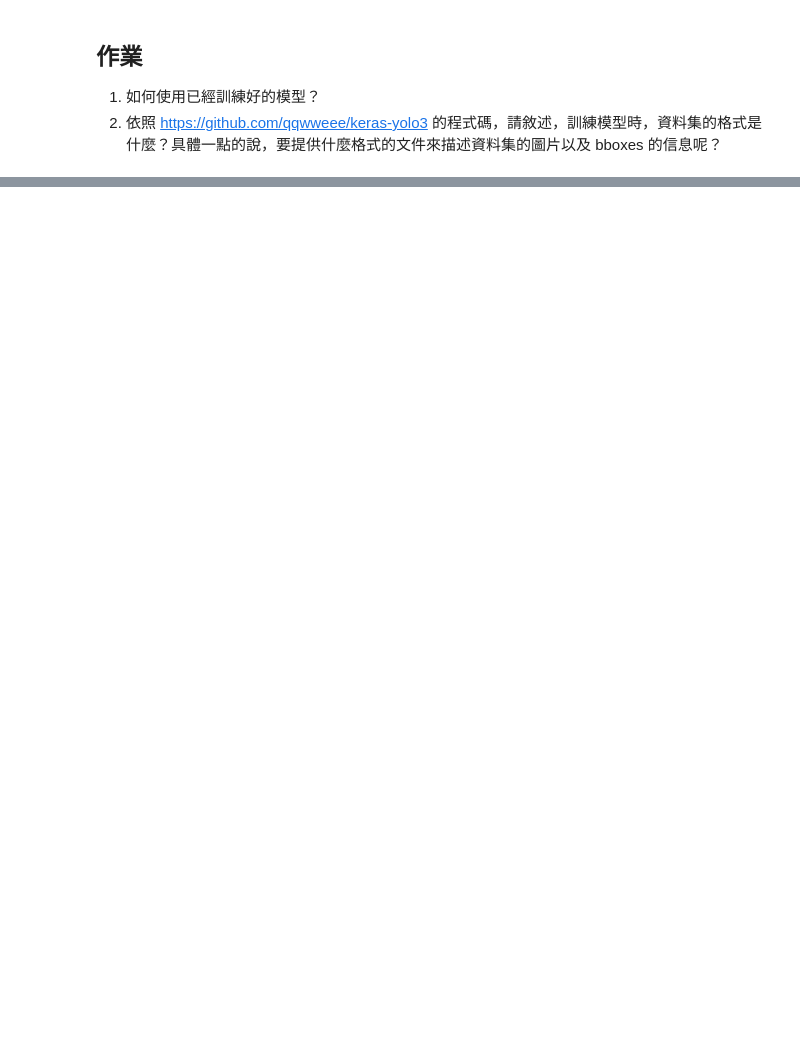
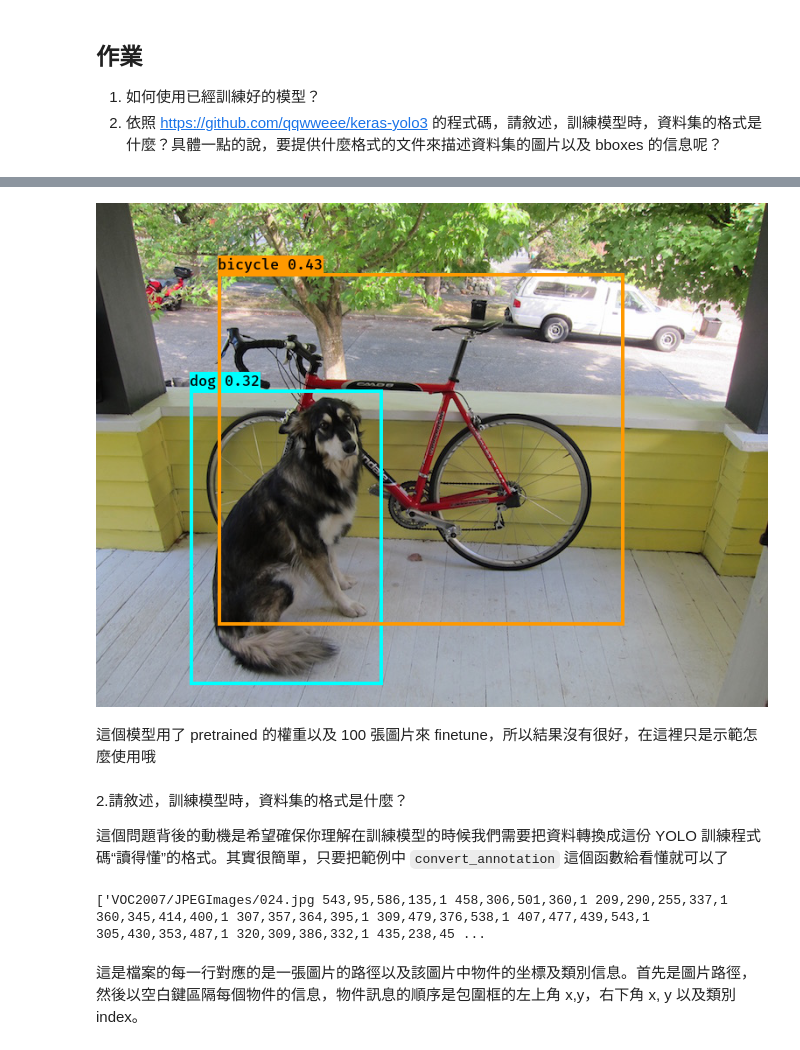
Before and after one commit to PatrickRuan/DL-CVMarathon, a Jupyter notebook: homework/Day41_train_yolov3_HW.ipynb, the cells around one changed output, grey strips where cells are left out. Cells and saved outputs as stored; diff of their text form; code cells hidden in the pictures; blank space fills up the shorter version.

```diff
--- a/homework/Day41_train_yolov3_HW.ipynb
+++ b/homework/Day41_train_yolov3_HW.ipynb
@@ -23,0 +79,18 @@ image = Image.open('dog.jpg')
+# %%
+r_image
+# %% [output]
+[figure, added]
+# %% [markdown]
+這個模型用了 pretrained 的權重以及 100 張圖片來 finetune，所以結果沒有很好，在這裡只是示範怎麼使用哦
+# %% [markdown]
+2.請敘述，訓練模型時，資料集的格式是什麼？
+
+這個問題背後的動機是希望確保你理解在訓練模型的時候我們需要把資料轉換成這份 YOLO 訓練程式碼“讀得懂”的格式。其實很簡單，只要把範例中 `convert_annotation` 這個函數給看懂就可以了
+# %%
+with open("VOCdevkit/2007_train.txt", "r") as f:
+  d = f.readlines()
+print(d[:10])
+# %% [output]
+['VOC2007/JPEGImages/024.jpg 543,95,586,135,1 458,306,501,360,1 209,290,255,337,1 360,345,414,400,1 307,357,364,395,1 309,479,376,538,1 407,477,439,543,1 305,430,353,487,1 320,309,386,332,1 435,238,45 ...
+# %% [markdown]
+這是檔案的每一行對應的是一張圖片的路徑以及該圖片中物件的坐標及類別信息。首先是圖片路徑，然後以空白鍵區隔每個物件的信息，物件訊息的順序是包圍框的左上角 x,y，右下角 x, y 以及類別 index。
```
Also changed, not shown: parts of 7 cells of this notebook.
